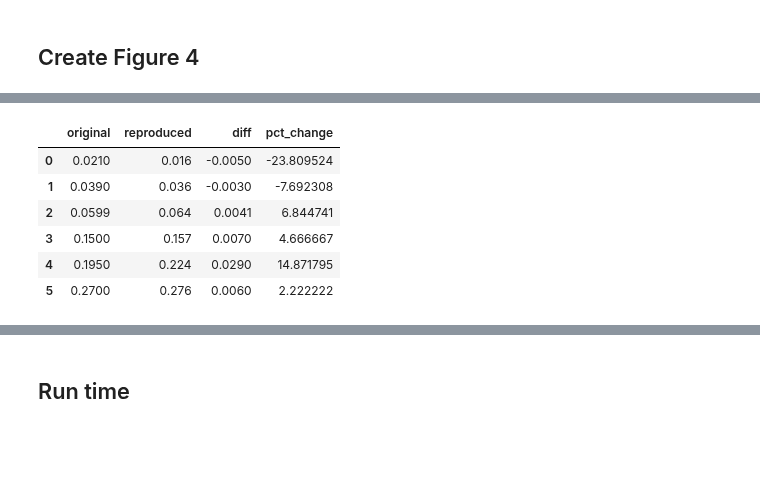
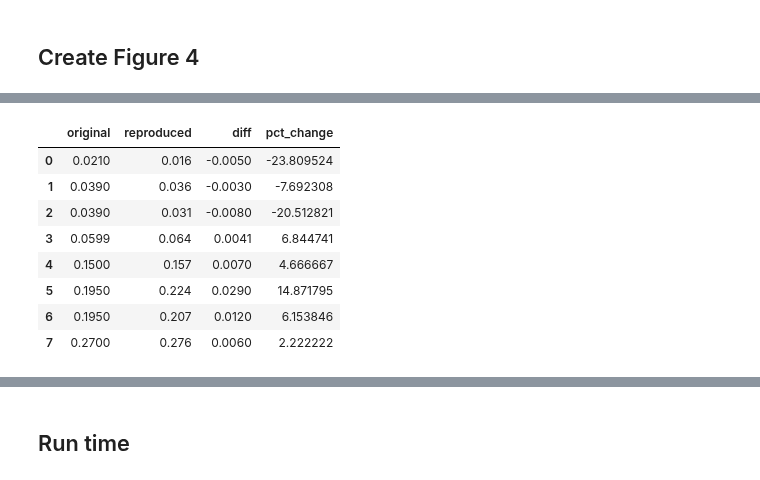
Before and after one commit to pythonhealthdatascience/stars-reproduce-shoaib-2022, a Jupyter notebook: reproduction/reproduce_fig4.ipynb, the cells around one changed output, grey strips where cells are left out. Cells and saved outputs as stored; diff of their text form; code cells hidden in the pictures; blank space fills up the shorter version.

```diff
--- a/reproduction/reproduce_fig4.ipynb
+++ b/reproduction/reproduce_fig4.ipynb
@@ -188,9 +174,11 @@ data.head()
 a4 = data.loc['prop_del_referred']
 
 # Reshape into appropriate format for plotting
-names = ['1', '1.5', '2']
-bed1 = [a4['f4_arr1440_bed1'], a4['f4_arr960_bed1'], a4['f4_arr720_bed1']]
-bed2 = [a4['f4_arr1440_bed2'], a4['f4_arr960_bed2'], a4['f4_arr720_bed2']]
+names = ['1 (IAT 1440)', '1.5 (IAT 960)', '1.5 (IAT1080)', '2 (IAT 720)']
+bed1 = [a4['f4_arr1440_bed1'], a4['f4_arr960_bed1'],
+        a4['f4_arr1080_bed1'], a4['f4_arr720_bed1']]
+bed2 = [a4['f4_arr1440_bed2'], a4['f4_arr960_bed2'],
+        a4['f4_arr1080_bed2'], a4['f4_arr720_bed2']]
 
 data_4a = pd.DataFrame({'1 bed': bed1, '2 beds': bed2}, index=names)
 data_4a
@@ -231,19 +234,21 @@ plt.show()
 # %%
 # Input results from original and reproduced figures
 comp = pd.DataFrame({
-    'original': [0.021, 0.039, 0.0599, 0.150, 0.195, 0.270],
+    'original': [0.021, 0.039, 0.039, 0.0599, 0.150, 0.195, 0.195, 0.270],
     'reproduced': data_4a.iloc[:, 1].to_list() + data_4a.iloc[:, 0].to_list()})
 comp['reproduced'] = round(comp['reproduced'], 3)
 
 # Find size of difference and % change
 comp['diff'] = comp['reproduced'] - comp['original']
 comp['pct_change'] = comp.pct_change(axis=1).iloc[:, 1]*100
 comp
 # %% [output]
 |  | original | reproduced | diff | pct_change |
 | 0 | 0.0210 | 0.016 | -0.0050 | -23.809524 |
 | 1 | 0.0390 | 0.036 | -0.0030 | -7.692308 |
-| 2 | 0.0599 | 0.064 | 0.0041 | 6.844741 |
-| 3 | 0.1500 | 0.157 | 0.0070 | 4.666667 |
-| 4 | 0.1950 | 0.224 | 0.0290 | 14.871795 |
-| 5 | 0.2700 | 0.276 | 0.0060 | 2.222222 |
+| 2 | 0.0390 | 0.031 | -0.0080 | -20.512821 |
+| 3 | 0.0599 | 0.064 | 0.0041 | 6.844741 |
+| 4 | 0.1500 | 0.157 | 0.0070 | 4.666667 |
+| 5 | 0.1950 | 0.224 | 0.0290 | 14.871795 |
+| 6 | 0.1950 | 0.207 | 0.0120 | 6.153846 |
+| 7 | 0.2700 | 0.276 | 0.0060 | 2.222222 |
```
Also changed, not shown: parts of 10 cells of this notebook, 3 other files.
